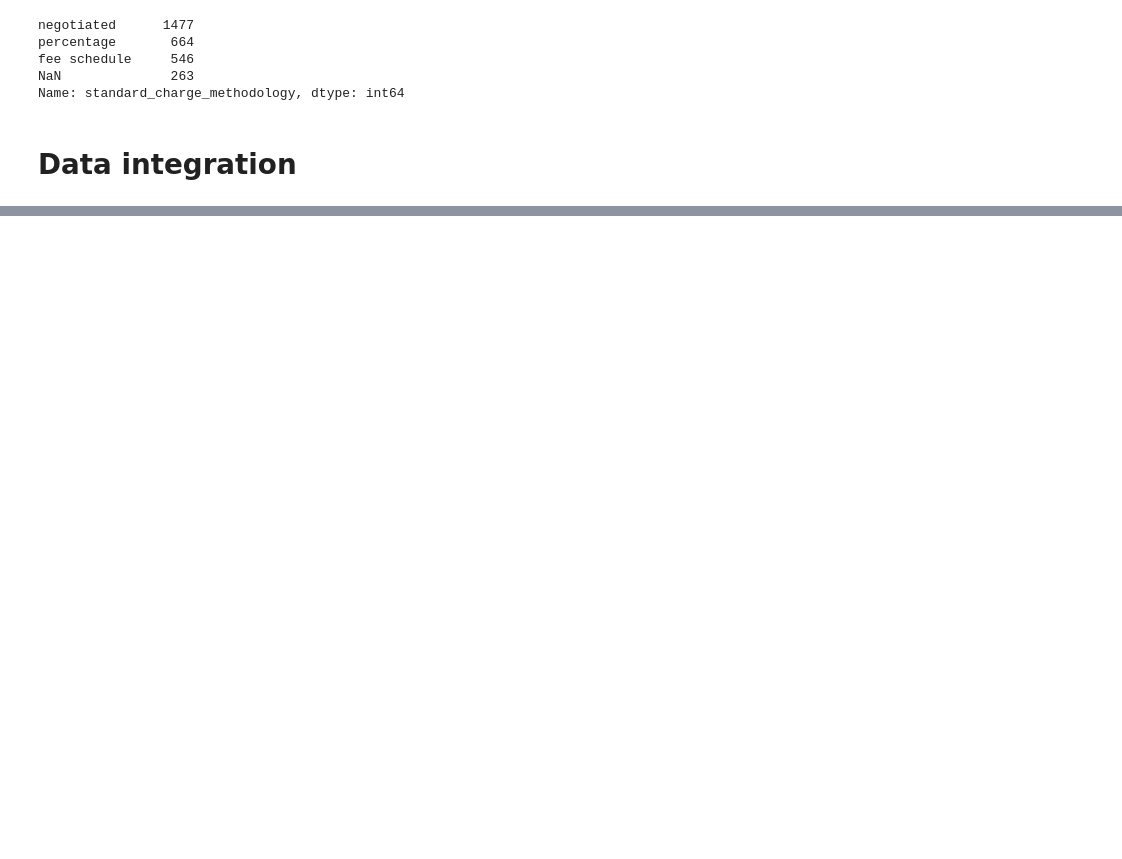
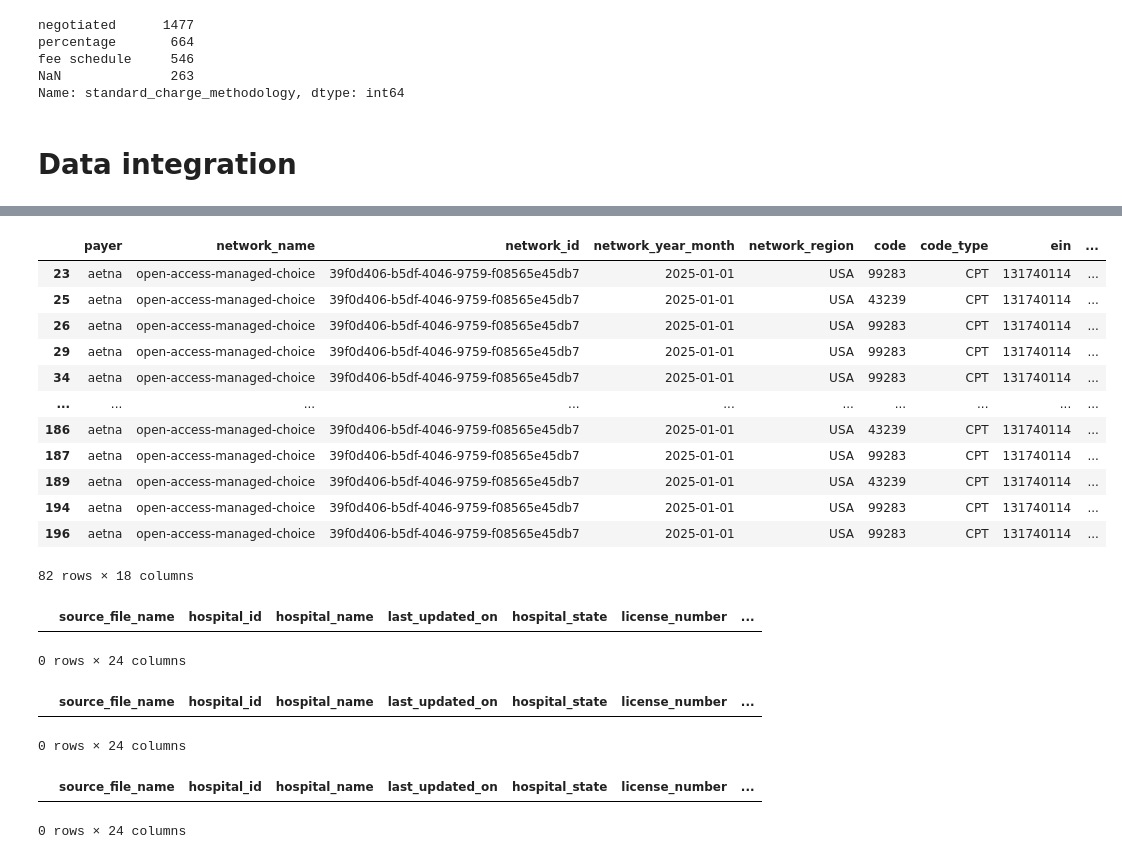
Before and after one commit to adaduvai/serifhealth_takehome_ds_ad, a Jupyter notebook: Serif Health Take-Home Assessment.ipynb, the cells around one changed output, grey strips where cells are left out. Saved outputs shown, nothing was run; the diff lists cells and outputs as text; code cells hidden in the pictures; blank space fills up the shorter version.

Commit message:
Begin data integration exploration

```diff
--- a/Serif Health Take-Home Assessment.ipynb
+++ b/Serif Health Take-Home Assessment.ipynb
@@ -143,6 +143,8 @@ aetna    133
 uhc       45
 cigna     44
 Name: payer, dtype: int64
+# %%
+payer_data['payer_short'] = payer_data['payer'].replace(payer_short_name_mapping)
 # %% [markdown]
 ## Hospital
 # %% [markdown]
@@ -386,0 +440,31 @@ Matching keys between the data sets:
+# %%
+payer_data[(payer_data['payer_short'] == 'aetna') & (payer_data['ein'] == '131740114')]
+# %% [output]
+|  | payer | network_name | network_id | network_year_month | network_region | code | code_type | ein | ... |
+| 23 | aetna | open-access-managed-choice | 39f0d406-b5df-4046-9759-f08565e45db7 | 2025-01-01 | USA | 99283 | CPT | 131740114 | ... |
+| 25 | aetna | open-access-managed-choice | 39f0d406-b5df-4046-9759-f08565e45db7 | 2025-01-01 | USA | 43239 | CPT | 131740114 | ... |
+| 26 | aetna | open-access-managed-choice | 39f0d406-b5df-4046-9759-f08565e45db7 | 2025-01-01 | USA | 99283 | CPT | 131740114 | ... |
+| 29 | aetna | open-access-managed-choice | 39f0d406-b5df-4046-9759-f08565e45db7 | 2025-01-01 | USA | 99283 | CPT | 131740114 | ... |
+| 34 | aetna | open-access-managed-choice | 39f0d406-b5df-4046-9759-f08565e45db7 | 2025-01-01 | USA | 99283 | CPT | 131740114 | ... |
+| ... | ... | ... | ... | ... | ... | ... | ... | ... | ... |
+| 186 | aetna | open-access-managed-choice | 39f0d406-b5df-4046-9759-f08565e45db7 | 2025-01-01 | USA | 43239 | CPT | 131740114 | ... |
+| 187 | aetna | open-access-managed-choice | 39f0d406-b5df-4046-9759-f08565e45db7 | 2025-01-01 | USA | 99283 | CPT | 131740114 | ... |
+| 189 | aetna | open-access-managed-choice | 39f0d406-b5df-4046-9759-f08565e45db7 | 2025-01-01 | USA | 43239 | CPT | 131740114 | ... |
+| 194 | aetna | open-access-managed-choice | 39f0d406-b5df-4046-9759-f08565e45db7 | 2025-01-01 | USA | 99283 | CPT | 131740114 | ... |
+| 196 | aetna | open-access-managed-choice | 39f0d406-b5df-4046-9759-f08565e45db7 | 2025-01-01 | USA | 99283 | CPT | 131740114 | ... |
+82 rows × 18 columns
+# %%
+hospital_data[(hospital_data['payer_name'] == 'aetna') & (hospital_data['payer_ein'] == '131740114')]
+# %% [output]
+|  | source_file_name | hospital_id | hospital_name | last_updated_on | hospital_state | license_number | ... |
+0 rows × 24 columns
+# %%
+hospital_data[(hospital_data['payer_name'] == 'cigna') & (hospital_data['payer_ein'] == '131740114')]
+# %% [output]
+|  | source_file_name | hospital_id | hospital_name | last_updated_on | hospital_state | license_number | ... |
+0 rows × 24 columns
+# %%
+hospital_data[(hospital_data['payer_name'] == 'uhc') & (hospital_data['payer_ein'] == '131740114')]
+# %% [output]
+|  | source_file_name | hospital_id | hospital_name | last_updated_on | hospital_state | license_number | ... |
+0 rows × 24 columns
```
Also changed, not shown: parts of 30 cells of this notebook.
